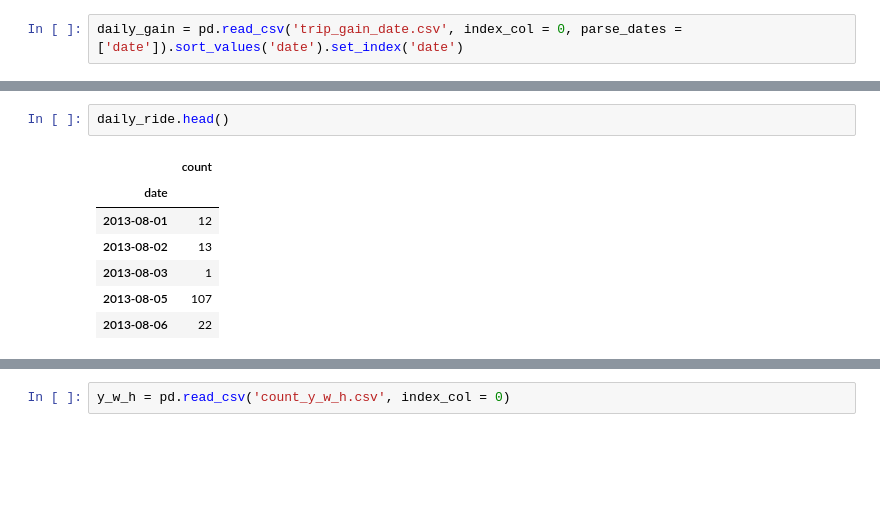
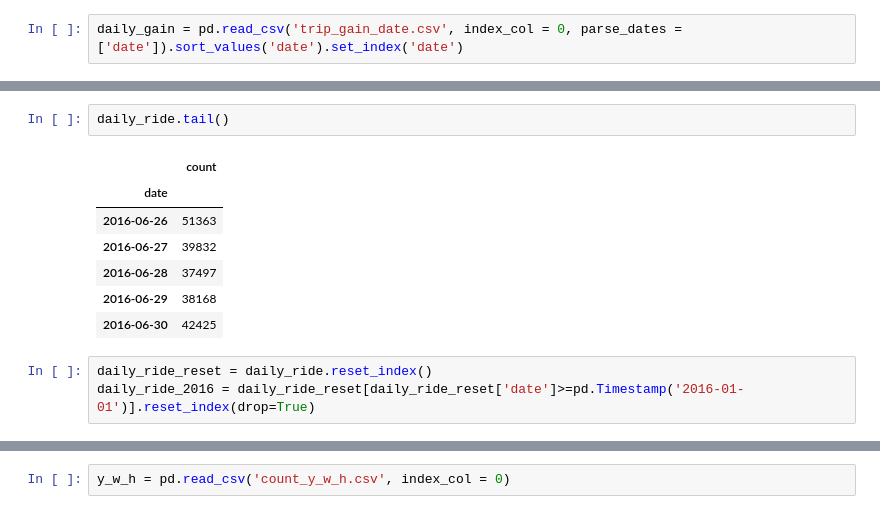
Before and after one commit to MiyainNYC/PySpark-Data-Challenge, a Jupyter notebook: Volume_VIZ.ipynb, the cells around one changed output, grey strips where cells are left out. Cells and saved outputs as stored; diff of their text form; blank space fills up the shorter version.

```diff
--- a/Volume_VIZ.ipynb
+++ b/Volume_VIZ.ipynb
@@ -78,10 +96,13 @@ ax.set_yticklabels(count)
 # %%
-daily_ride.head()
+daily_ride.tail()
 # %% [output]
 |  | count |
 | date |  |
-| 2013-08-01 | 12 |
-| 2013-08-02 | 13 |
-| 2013-08-03 | 1 |
-| 2013-08-05 | 107 |
-| 2013-08-06 | 22 |
+| 2016-06-26 | 51363 |
+| 2016-06-27 | 39832 |
+| 2016-06-28 | 37497 |
+| 2016-06-29 | 38168 |
+| 2016-06-30 | 42425 |
+# %%
+daily_ride_reset = daily_ride.reset_index()
+daily_ride_2016 = daily_ride_reset[daily_ride_reset['date']>=pd.Timestamp('2016-01-01')].reset_index(drop=True)
```
Also changed, not shown: parts of 20 cells of this notebook.
